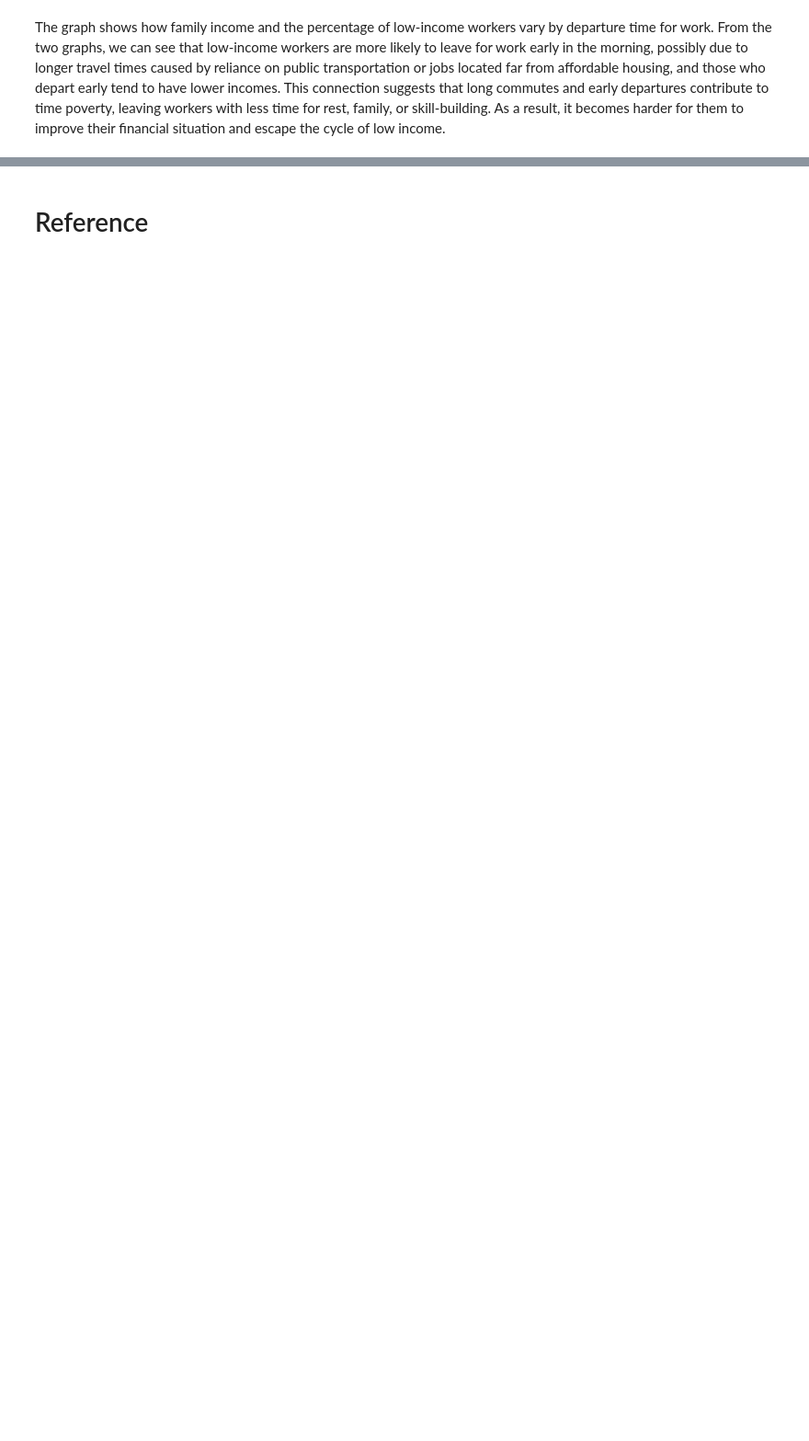
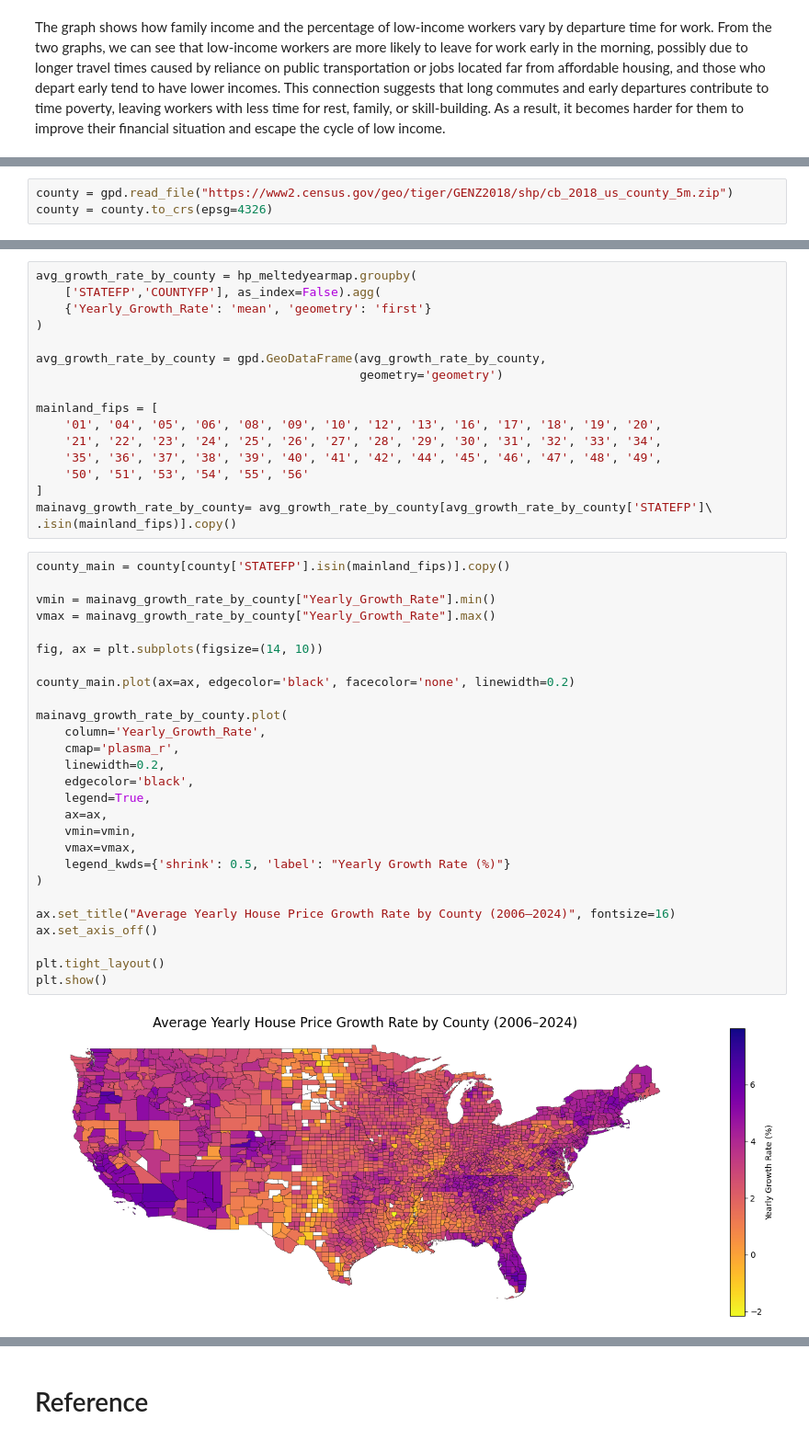
Before and after one commit to ECO225-W2025/eco225-project-code-DianaShen1224, a Jupyter notebook: Code/codebook.ipynb, the cells around one changed output, grey strips where cells are left out. Shown at 92% size. Drawn from its saved outputs; the diff is of its cells as text; blank space fills up the shorter version.

```diff
--- a/Code/codebook.ipynb
+++ b/Code/codebook.ipynb
@@ -666,0 +666,3 @@ Our analysis shows that rising urban housing costs have pushed low-income worker
+# %%
+county = gpd.read_file("https://www2.census.gov/geo/tiger/GENZ2018/shp/cb_2018_us_county_5m.zip")
+county = county.to_crs(epsg=4326)
@@ -666,0 +693,46 @@ Our analysis shows that rising urban housing costs have pushed low-income worker
+# %%
+avg_growth_rate_by_county = hp_meltedyearmap.groupby(
+    ['STATEFP','COUNTYFP'], as_index=False).agg(
+    {'Yearly_Growth_Rate': 'mean', 'geometry': 'first'}
+)
+
+avg_growth_rate_by_county = gpd.GeoDataFrame(avg_growth_rate_by_county,
+                                             geometry='geometry')
+
+mainland_fips = [
+    '01', '04', '05', '06', '08', '09', '10', '12', '13', '16', '17', '18', '19', '20',
+    '21', '22', '23', '24', '25', '26', '27', '28', '29', '30', '31', '32', '33', '34',
+    '35', '36', '37', '38', '39', '40', '41', '42', '44', '45', '46', '47', '48', '49',
+    '50', '51', '53', '54', '55', '56'
+]
+mainavg_growth_rate_by_county= avg_growth_rate_by_county[avg_growth_rate_by_county['STATEFP']\
+.isin(mainland_fips)].copy()
+# %%
+county_main = county[county['STATEFP'].isin(mainland_fips)].copy()
+
+vmin = mainavg_growth_rate_by_county["Yearly_Growth_Rate"].min()
+vmax = mainavg_growth_rate_by_county["Yearly_Growth_Rate"].max()
+
+fig, ax = plt.subplots(figsize=(14, 10))
+
+county_main.plot(ax=ax, edgecolor='black', facecolor='none', linewidth=0.2)
+
+mainavg_growth_rate_by_county.plot(
+    column='Yearly_Growth_Rate',
+    cmap='plasma_r',
+    linewidth=0.2,
+    edgecolor='black',
+    legend=True,
+    ax=ax,
+    vmin=vmin,
+    vmax=vmax,
+    legend_kwds={'shrink': 0.5, 'label': "Yearly Growth Rate (%)"}
+)
+
+ax.set_title("Average Yearly House Price Growth Rate by County (2006–2024)", fontsize=16)
+ax.set_axis_off()
+
+plt.tight_layout()
+plt.show()
+# %% [output]
+[figure, added]
```
Also changed, not shown: parts of 120 cells of this notebook.
